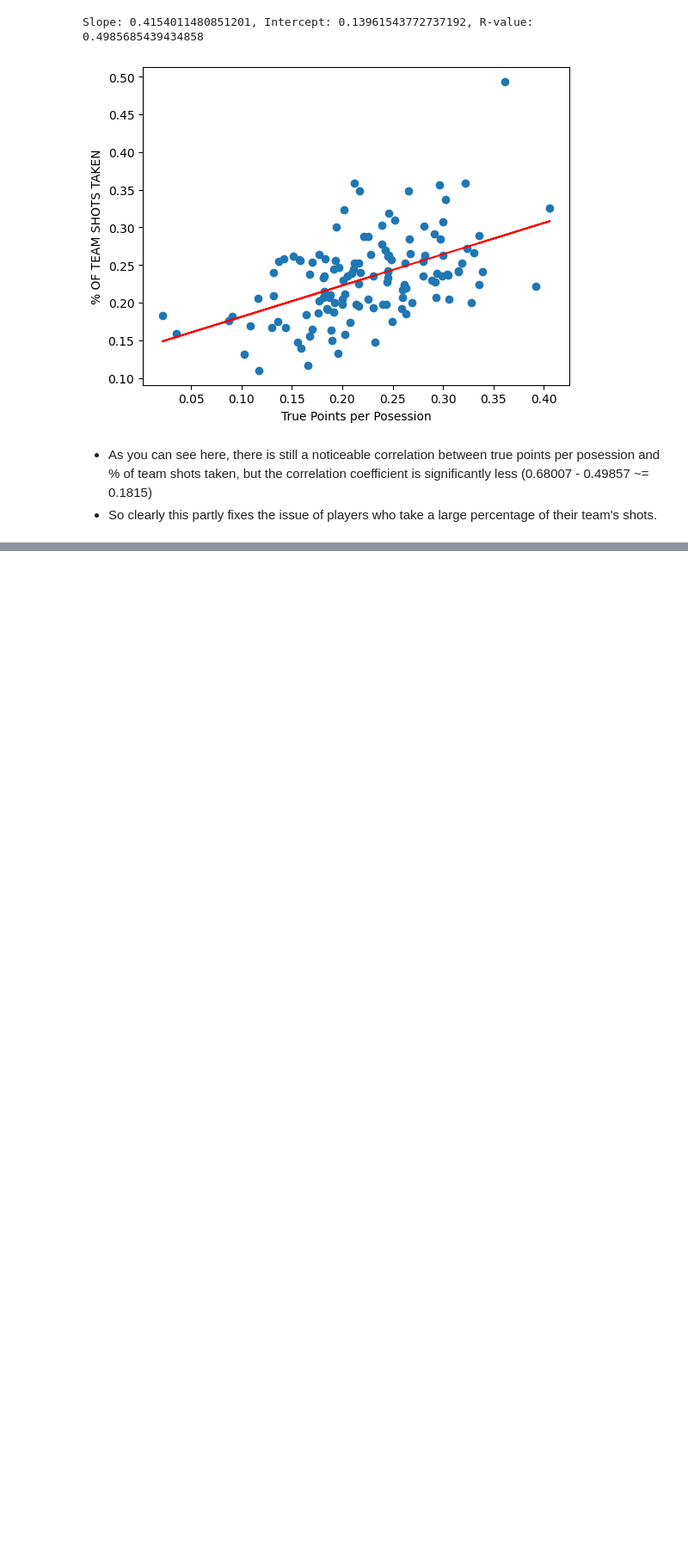
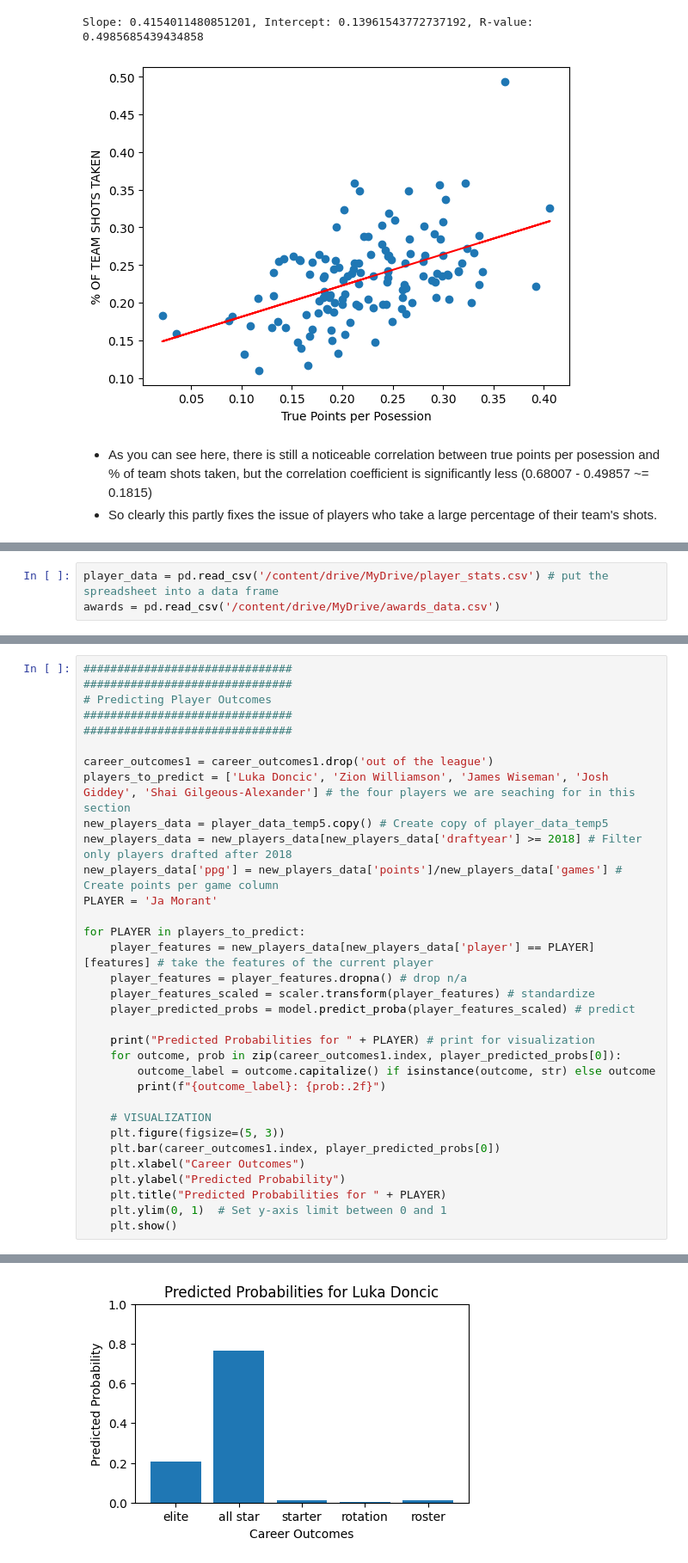
Before and after one commit to jacobpark1919/NBA-Career-Outcome-Prediction-TPPP, a Jupyter notebook: TPPP.ipynb, the cells around one changed output, grey strips where cells are left out. Shown at 86% size. Saved outputs shown, nothing was run; the diff lists cells and outputs as text; blank space fills up the shorter version.

```diff
--- a/TPPP.ipynb
+++ b/TPPP.ipynb
@@ -372,0 +427,3 @@ Slope: 2.5242910731001715, Intercept: 9.275319953621871, R-value: 0.238568767237
+# %%
+player_data = pd.read_csv('/content/drive/MyDrive/player_stats.csv') # put the spreadsheet into a data frame
+awards = pd.read_csv('/content/drive/MyDrive/awards_data.csv')
@@ -372,0 +599,34 @@ Slope: 2.5242910731001715, Intercept: 9.275319953621871, R-value: 0.238568767237
+# %%
+###############################
+###############################
+# Predicting Player Outcomes
+###############################
+###############################
+
+career_outcomes1 = career_outcomes1.drop('out of the league')
+players_to_predict = ['Luka Doncic', 'Zion Williamson', 'James Wiseman', 'Josh Giddey', 'Shai Gilgeous-Alexander'] # the four players we are seaching for in this section
+new_players_data = player_data_temp5.copy() # Create copy of player_data_temp5
+new_players_data = new_players_data[new_players_data['draftyear'] >= 2018] # Filter only players drafted after 2018
+new_players_data['ppg'] = new_players_data['points']/new_players_data['games'] # Create points per game column
+PLAYER = 'Ja Morant'
+
+for PLAYER in players_to_predict:
+    player_features = new_players_data[new_players_data['player'] == PLAYER][features] # take the features of the current player
+    player_features = player_features.dropna() # drop n/a
+    player_features_scaled = scaler.transform(player_features) # standardize
+    player_predicted_probs = model.predict_proba(player_features_scaled) # predict
+
+    print("Predicted Probabilities for " + PLAYER) # print for visualization
+    for outcome, prob in zip(career_outcomes1.index, player_predicted_probs[0]):
+        outcome_label = outcome.capitalize() if isinstance(outcome, str) else outcome
+        print(f"{outcome_label}: {prob:.2f}")
+
+    # VISUALIZATION
+    plt.figure(figsize=(5, 3))
+    plt.bar(career_outcomes1.index, player_predicted_probs[0])
+    plt.xlabel("Career Outcomes")
+    plt.ylabel("Predicted Probability")
+    plt.title("Predicted Probabilities for " + PLAYER)
+    plt.ylim(0, 1)  # Set y-axis limit between 0 and 1
+    plt.show()
+# %% [output]
@@ -372,0 +639 @@ Slope: 2.5242910731001715, Intercept: 9.275319953621871, R-value: 0.238568767237
+[figure, added]
```
Also changed, not shown: parts of 30 cells of this notebook.
